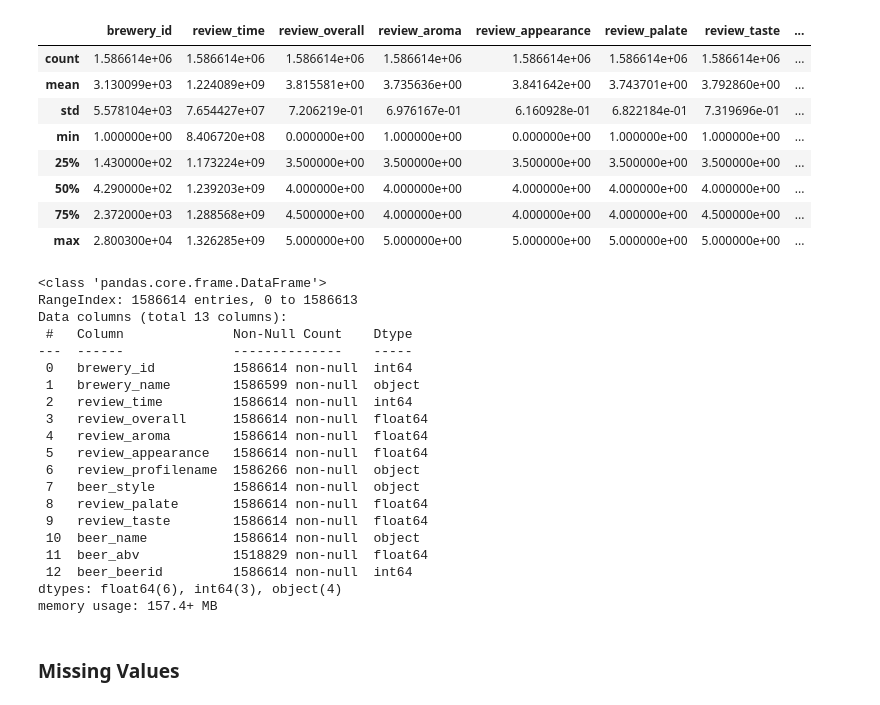
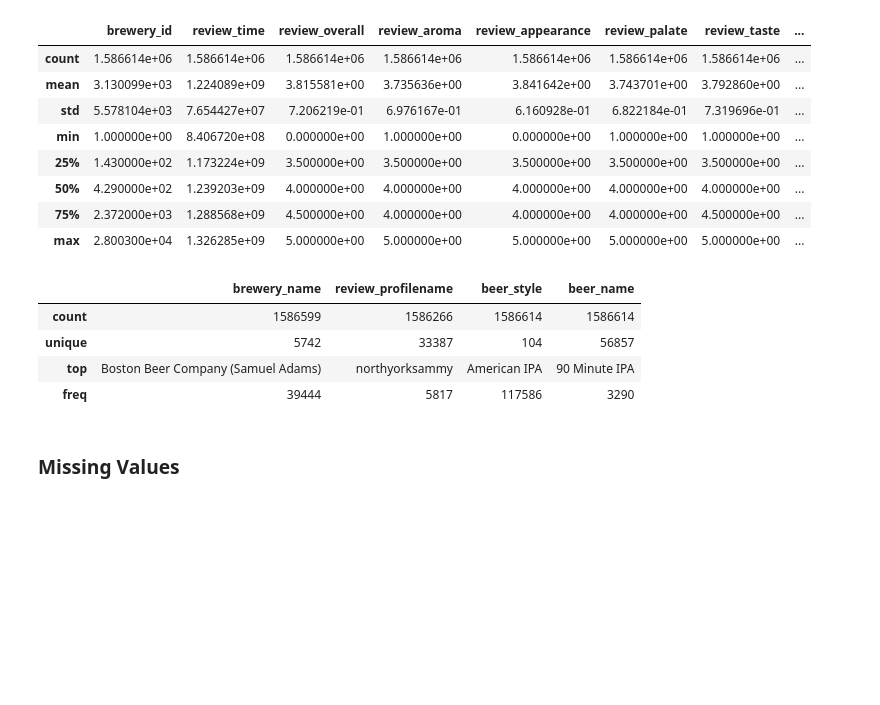
Before and after one commit to bulatkhamitov/Business-Seminar, a Jupyter notebook: beer_reviews.ipynb, the cells around one changed output. Saved outputs shown, nothing was run; the diff lists cells and outputs as text; code cells hidden in the pictures; blank space fills up the shorter version.

```diff
--- a/beer_reviews.ipynb
+++ b/beer_reviews.ipynb
@@ -32,29 +69,14 @@ df.describe()
 | 50% | 4.290000e+02 | 1.239203e+09 | 4.000000e+00 | 4.000000e+00 | 4.000000e+00 | 4.000000e+00 | 4.000000e+00 | ... |
 | 75% | 2.372000e+03 | 1.288568e+09 | 4.500000e+00 | 4.000000e+00 | 4.000000e+00 | 4.000000e+00 | 4.500000e+00 | ... |
 | max | 2.800300e+04 | 1.326285e+09 | 5.000000e+00 | 5.000000e+00 | 5.000000e+00 | 5.000000e+00 | 5.000000e+00 | ... |
-# %%
-df.info()
-# %% [output]
-<class 'pandas.core.frame.DataFrame'>
-RangeIndex: 1586614 entries, 0 to 1586613
-Data columns (total 13 columns):
- #   Column              Non-Null Count    Dtype
----  ------              --------------    -----
- 0   brewery_id          1586614 non-null  int64
- 1   brewery_name        1586599 non-null  object
- 2   review_time         1586614 non-null  int64
- 3   review_overall      1586614 non-null  float64
- 4   review_aroma        1586614 non-null  float64
- 5   review_appearance   1586614 non-null  float64
- 6   review_profilename  1586266 non-null  object
- 7   beer_style          1586614 non-null  object
- 8   review_palate       1586614 non-null  float64
- 9   review_taste        1586614 non-null  float64
- 10  beer_name           1586614 non-null  object
- 11  beer_abv            1518829 non-null  float64
- 12  beer_beerid         1586614 non-null  int64
-dtypes: float64(6), int64(3), object(4)
-memory usage: 157.4+ MB
+# %%
+df.describe(include=['object'])
+# %% [output]
+|  | brewery_name | review_profilename | beer_style | beer_name |
+| count | 1586599 | 1586266 | 1586614 | 1586614 |
+| unique | 5742 | 33387 | 104 | 56857 |
+| top | Boston Beer Company (Samuel Adams) | northyorksammy | American IPA | 90 Minute IPA |
+| freq | 39444 | 5817 | 117586 | 3290 |
 # %% [markdown]
 ### Missing Values
 # %%
```
Also changed, not shown: parts of 15 cells of this notebook.
